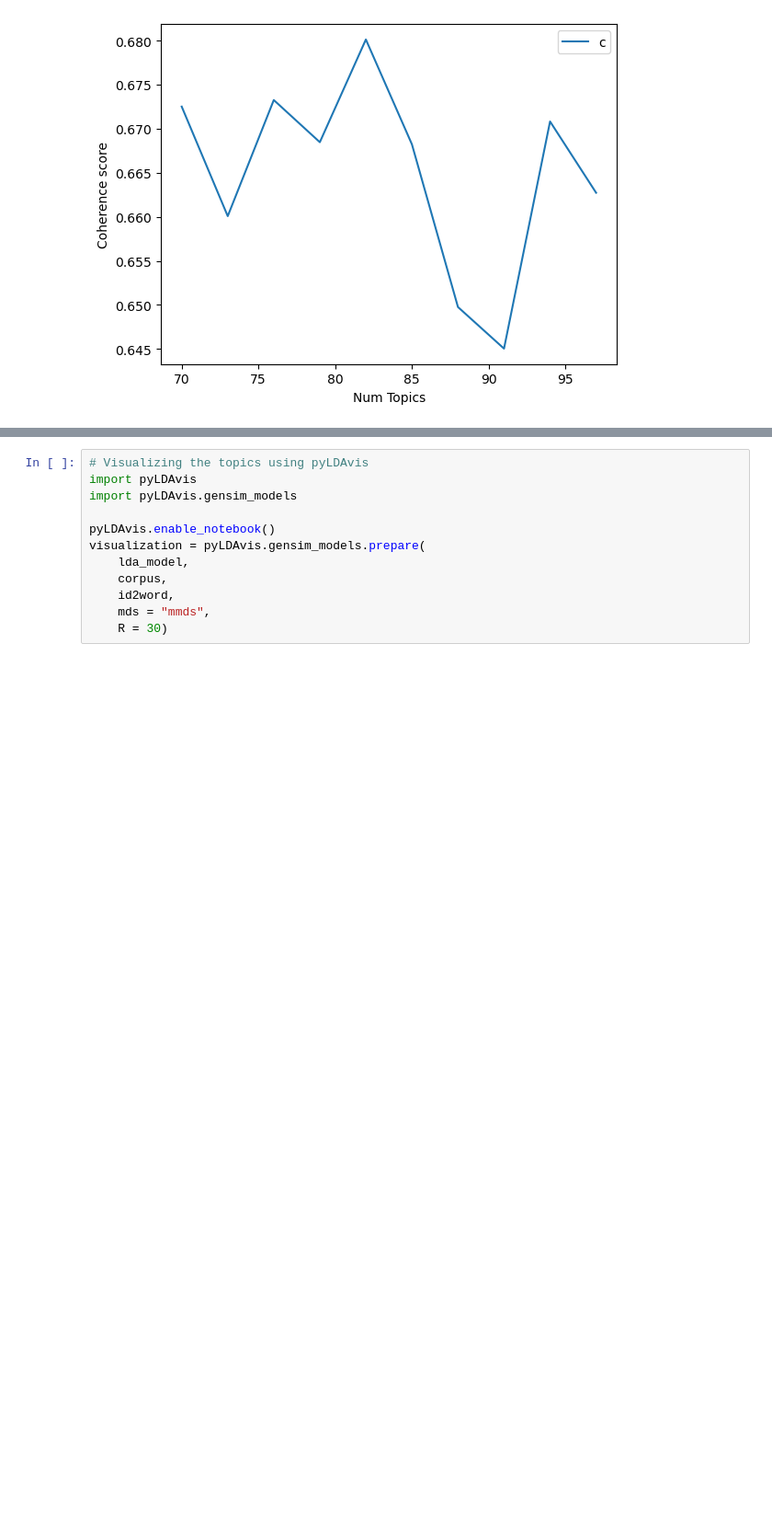
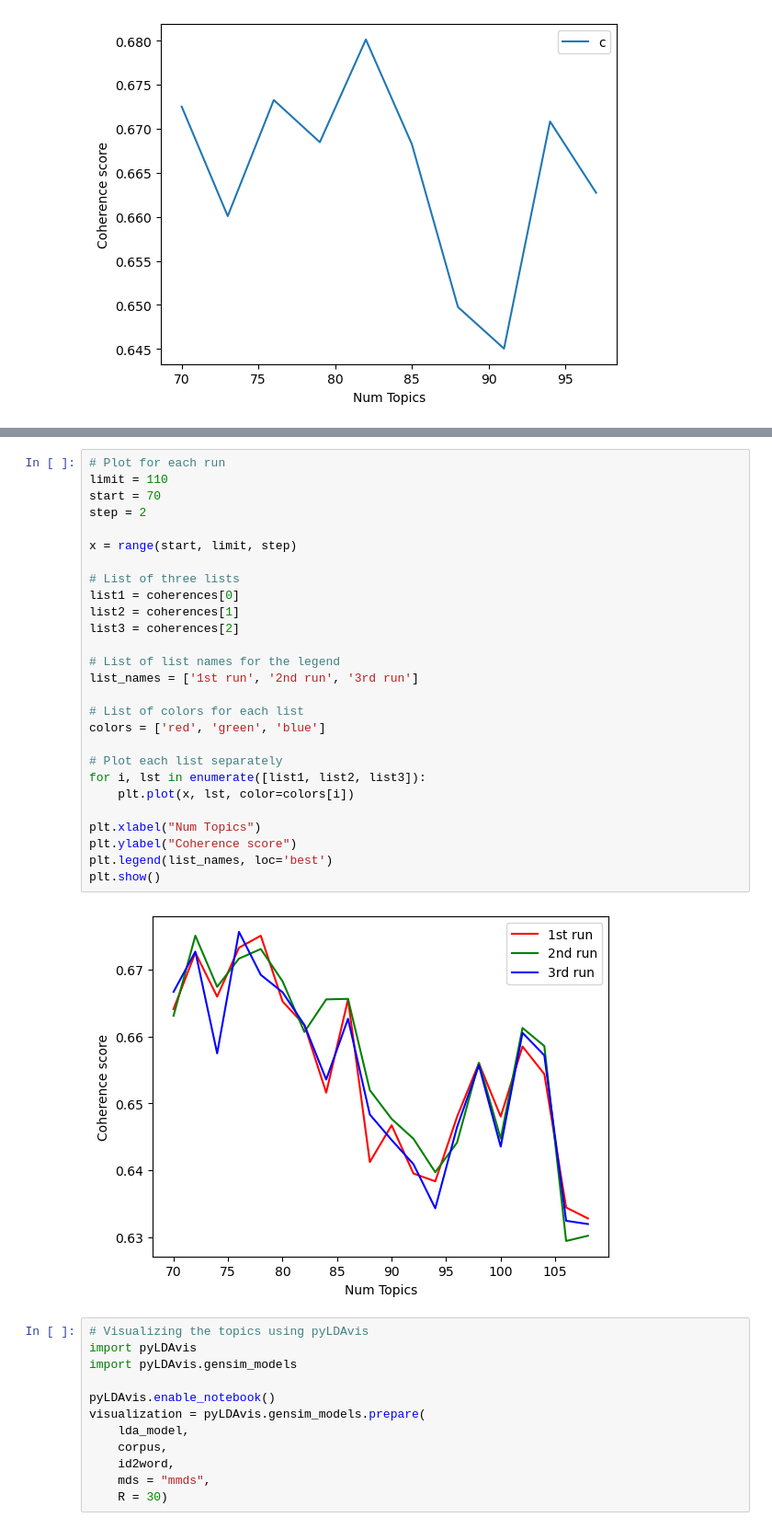
Before and after one commit to gustavn19/Fagprojekt, a Jupyter notebook: js_LDA.ipynb, the cells around one changed output, grey strips where cells are left out. Shown at 92% size. Saved outputs shown, nothing was run; the diff lists cells and outputs as text; blank space fills up the shorter version.

```diff
--- a/js_LDA.ipynb
+++ b/js_LDA.ipynb
@@ -267,3 +301,32 @@ for i in tqdm(range(3)):
+# %%
+# Plot for each run
+limit = 110
+start = 70
+step = 2
+
+x = range(start, limit, step)
+
+# List of three lists
+list1 = coherences[0]
+list2 = coherences[1]
+list3 = coherences[2]
+
+# List of list names for the legend
+list_names = ['1st run', '2nd run', '3rd run']
+
+# List of colors for each list
+colors = ['red', 'green', 'blue']
+
+# Plot each list separately
+for i, lst in enumerate([list1, list2, list3]):
+    plt.plot(x, lst, color=colors[i])
+
+plt.xlabel("Num Topics")
+plt.ylabel("Coherence score")
+plt.legend(list_names, loc='best')
+plt.show()
+# %% [output]
+[figure, added]
 # %%
 # Visualizing the topics using pyLDAvis
 import pyLDAvis
```
Also changed, not shown: parts of 6 cells of this notebook.
